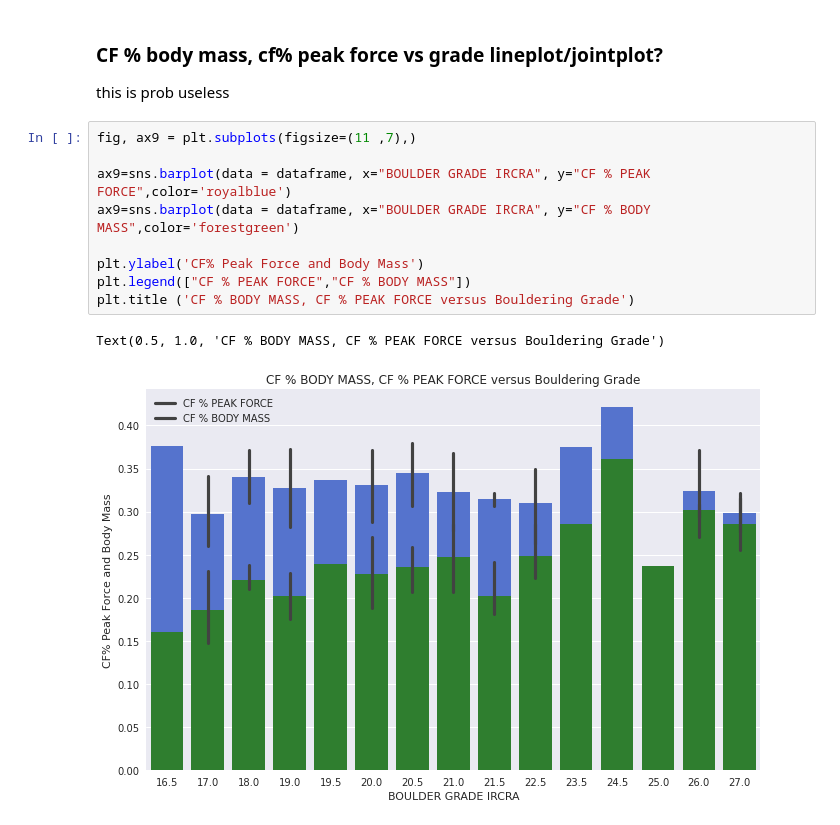
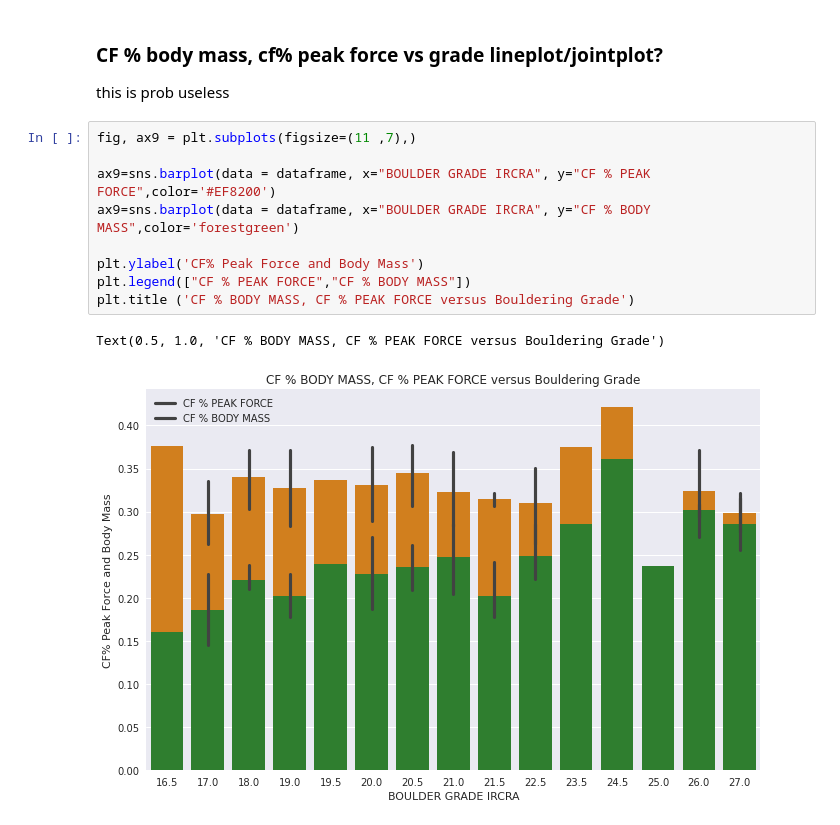
Before and after one commit to haokliao/Critical-Force-Visualization, a Jupyter notebook: EDA_002_notebook.ipynb, the cells around one changed output. Saved outputs shown, nothing was run; the diff lists cells and outputs as text.

```diff
--- a/EDA_002_notebook.ipynb
+++ b/EDA_002_notebook.ipynb
@@ -184,12 +188,12 @@ this is prob useless
 # %%
 fig, ax9 = plt.subplots(figsize=(11 ,7),)
 
-ax9=sns.barplot(data = dataframe, x="BOULDER GRADE IRCRA", y="CF % PEAK FORCE",color='royalblue')
+ax9=sns.barplot(data = dataframe, x="BOULDER GRADE IRCRA", y="CF % PEAK FORCE",color='#EF8200')
 ax9=sns.barplot(data = dataframe, x="BOULDER GRADE IRCRA", y="CF % BODY MASS",color='forestgreen')
 
 plt.ylabel('CF% Peak Force and Body Mass')
 plt.legend(["CF % PEAK FORCE","CF % BODY MASS"])
 plt.title ('CF % BODY MASS, CF % PEAK FORCE versus Bouldering Grade')
 # %% [output]
 Text(0.5, 1.0, 'CF % BODY MASS, CF % PEAK FORCE versus Bouldering Grade')
-[figure, old version]
+[figure, new version]
```
Also changed, not shown: parts of 9 cells of this notebook, 2 other files.
